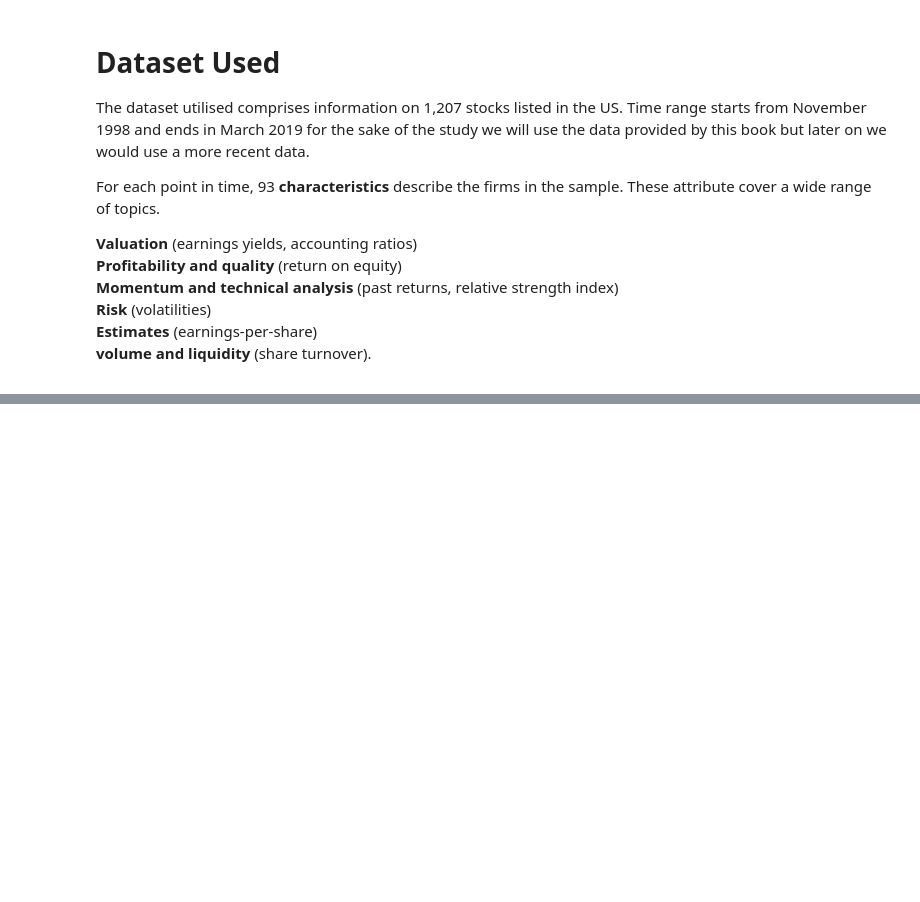
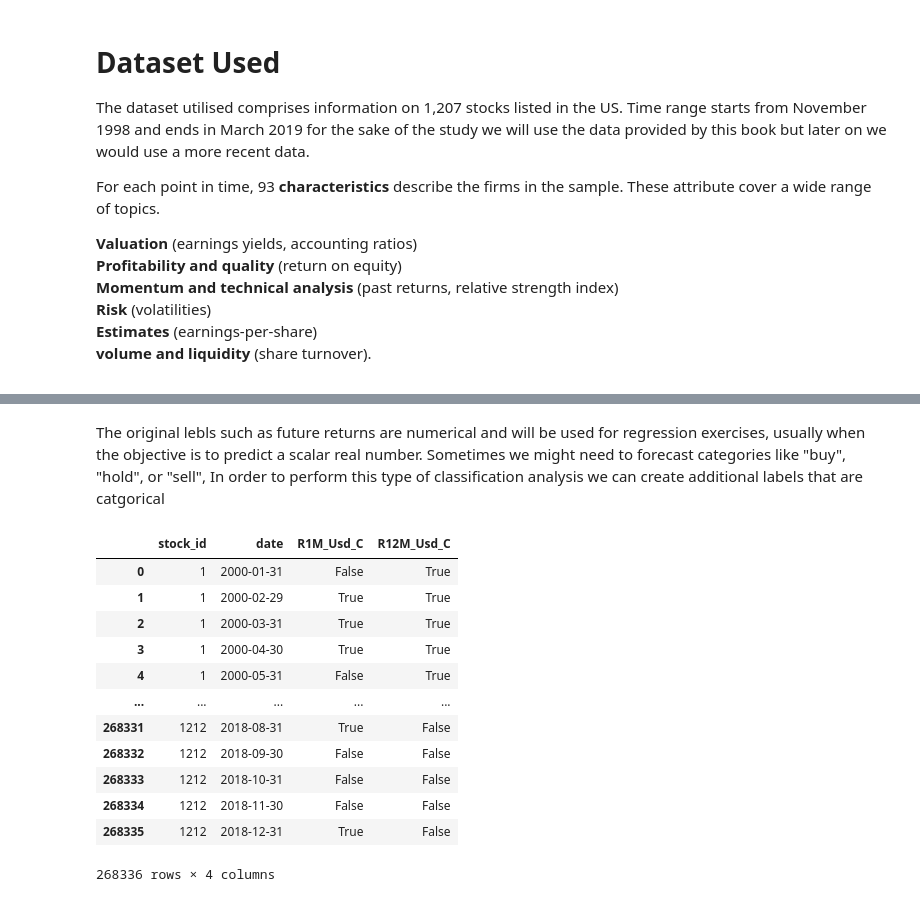
Before and after one commit to David-Ogunsanya/Machine_Learnig_Investing, a Jupyter notebook: ML_journey/ml_work_part_1.ipynb, the cells around one changed output, grey strips where cells are left out. Drawn from its saved outputs; the diff is of its cells as text; code cells hidden in the pictures; blank space fills up the shorter version.

```diff
--- a/ML_journey/ml_work_part_1.ipynb
+++ b/ML_journey/ml_work_part_1.ipynb
@@ -45,0 +105,30 @@ Shape: (283380, 99)
+# %% [markdown]
+<p>The original lebls such as future returns are numerical and will be used for regression exercises, usually when the objective is to predict a scalar real number. Sometimes we might need to forecast categories like "buy", "hold", or "sell",
+In order to perform this type of classification analysis we can create additional labels that are catgorical
+
+</p>
+# %%
+data_ml["R1M_Usd_C"] = data_ml.groupby("date")["R1M_Usd"].transform(
+    lambda x : x> x.median()
+)
+data_ml["R12M_Usd_C"] = data_ml.groupby("date")["R12M_Usd"].transform(
+    lambda x : x> x.median()
+)
+#converting boolean/logical columns to categorical factors
+bool_cols = data_ml.select_dtypes(include="bool").columns
+data_ml[bool_cols] = data_ml[bool_cols].astype("category")
+data_ml[["stock_id", "date","R1M_Usd_C", "R12M_Usd_C"]]
+# %% [output]
+|  | stock_id | date | R1M_Usd_C | R12M_Usd_C |
+| 0 | 1 | 2000-01-31 | False | True |
+| 1 | 1 | 2000-02-29 | True | True |
+| 2 | 1 | 2000-03-31 | True | True |
+| 3 | 1 | 2000-04-30 | True | True |
+| 4 | 1 | 2000-05-31 | False | True |
+| ... | ... | ... | ... | ... |
+| 268331 | 1212 | 2018-08-31 | True | False |
+| 268332 | 1212 | 2018-09-30 | False | False |
+| 268333 | 1212 | 2018-10-31 | False | False |
+| 268334 | 1212 | 2018-11-30 | False | False |
+| 268335 | 1212 | 2018-12-31 | True | False |
+268336 rows × 4 columns
```
Also changed, not shown: parts of 10 cells of this notebook.
